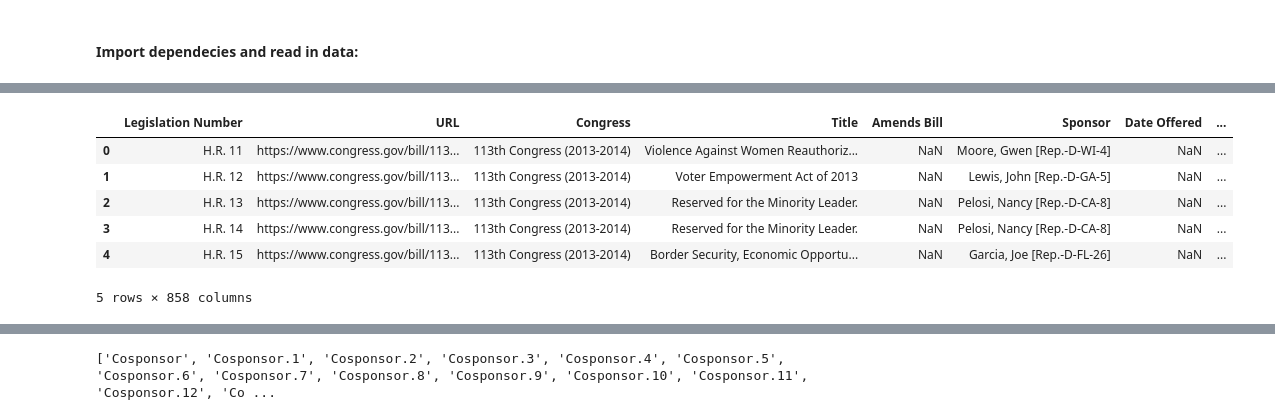
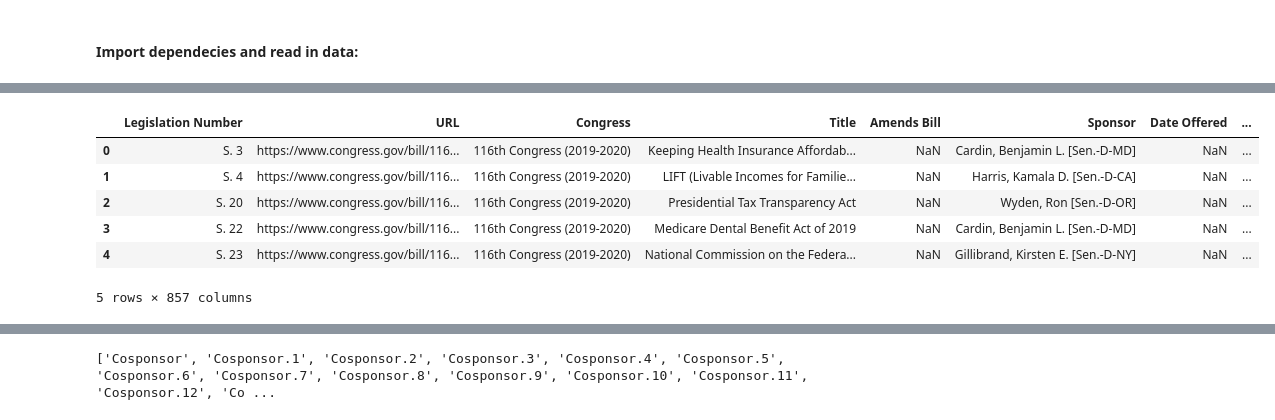
Before and after one commit to JJERANEK/Project-4, a Jupyter notebook: etl_ml_notebooks/etl_congress.ipynb, the cells around one changed output, grey strips where cells are left out. Cells and saved outputs as stored; diff of their text form; code cells hidden in the pictures.

Commit message:
Changed all_bills and etl nb

```diff
--- a/etl_ml_notebooks/etl_congress.ipynb
+++ b/etl_ml_notebooks/etl_congress.ipynb
@@ -10 +11,20 @@ import pandas as pd
 import numpy as np
+# %%
+# Read in all .csv files from congress.gov:
+# Get CSV files list from a folder
+path = "../Resources/all_bills_csvs"
+csv_files = glob.glob(path + "/*.csv")
+
+# Read each CSV file into DataFrame
+# This creates a list of dataframes
+df_list = (pd.read_csv(file) for file in csv_files)
+
+# Concatenate all DataFrames
+master_df = pd.concat(df_list, ignore_index=True)
+
+# Save full file to Resources:
+# master_df.to_csv('../Resources/all_bills.csv', index=False)
+
+
+# Check out df:
+master_df.head()
@@ -11,36 +39,38 @@ import numpy as np
 # %%
-# Read in master data from S3 bucket on AWS:
-# master_df = pd.read_csv('https://project-4-team7.s3.ca-central-1.amazonaws.com/c113_c118_master.csv', index_col=[0])
-master_df = pd.read_csv('../../Project-4-Out_of_git/Resources/c113_c118_master.csv', index_col=[0])
+# # Read in master data from S3 bucket on AWS:
+# # master_df = pd.read_csv('https://project-4-team7.s3.ca-central-1.amazonaws.com/c113_c118_master.csv', index_col=[0])
+# master_df = pd.read_csv('../../Project-4-Out_of_git/Resources/c113_c118_master.csv', index_col=[0])
+# all_bills from S3 bucket on AWS:
+# master_df = pd.read_csv('https://project-4-team7.s3.ca-central-1.amazonaws.com/all_bills.csv', index_col=[0])
 
-# Split data into raw df for the House and Senata data
+# # Split data into raw df for the House and Senata data
 df_house = master_df[master_df['Legislation Number'].str.contains("H.J|H.R.")==True]
 df_house.reset_index(drop=True)
 df_senate = master_df[master_df['Legislation Number'].str.contains("S.J|S.")==True]
 df_senate.reset_index(drop=True)
 
-# Select only the columns that will be needed:
+# # Select only the columns that will be needed:
 df_house = df_house[['Legislation Number', 'Congress', 'Title', 'Sponsor',
        'Date of Introduction', 'Number of Cosponsors', 'Committees',
-       'Latest Action', 'Latest Action Date', 'Latest Summary', 'Subject']]
+       'Latest Action', 'Latest Action Date', 'Subject']]
 df_senate = df_senate[['Legislation Number', 'Congress', 'Title', 'Sponsor',
        'Date of Introduction', 'Number of Cosponsors', 'Committees',
-       'Latest Action', 'Latest Action Date', 'Latest Summary', 'Subject']]
+       'Latest Action', 'Latest Action Date', 'Subject']]
 
-# Save raw house and senate files to .csv:
-# df_house.to_csv('../Resources/House_113_118.csv', index=False)
-# df_senate.to_csv('../Resources/Senate_113_118.csv', index=False)
-# Load all of these files to s3 bucket on AWS since they are too big for repo:
-# df_house = pd.read_csv('https://project-4-team7.s3.ca-central-1.amazonaws.com/House_113_118.csv', index_col=[0])
-# df_senate = pd.read_csv('https://project-4-team7.s3.ca-central-1.amazonaws.com/Senate_113_118.csv', index_col=[0])
+# # Save raw house and senate files to .csv:
+# df_house.to_csv('../Resources/house_all.csv', index=False)
+# df_senate.to_csv('../Resources/senate_all.csv', index=False)
+# # Load all of these files to s3 bucket on AWS since they are too big for repo:
+# # df_house = pd.read_csv('https://project-4-team7.s3.ca-central-1.amazonaws.com/House_113_118.csv', index_col=[0])
+# # df_senate = pd.read_csv('https://project-4-team7.s3.ca-central-1.amazonaws.com/Senate_113_118.csv', index_col=[0])
 
-# Check master df:
+# # Check master df:
 master_df.head()
 # %% [output]
 |  | Legislation Number | URL | Congress | Title | Amends Bill | Sponsor | Date Offered | ... |
-| 0 | H.R. 11 | https://www.congress.gov/bill/113... | 113th Congress (2013-2014) | Violence Against Women Reauthoriz... | NaN | Moore, Gwen [Rep.-D-WI-4] | NaN | ... |
-| 1 | H.R. 12 | https://www.congress.gov/bill/113... | 113th Congress (2013-2014) | Voter Empowerment Act of 2013 | NaN | Lewis, John [Rep.-D-GA-5] | NaN | ... |
-| 2 | H.R. 13 | https://www.congress.gov/bill/113... | 113th Congress (2013-2014) | Reserved for the Minority Leader. | NaN | Pelosi, Nancy [Rep.-D-CA-8] | NaN | ... |
-| 3 | H.R. 14 | https://www.congress.gov/bill/113... | 113th Congress (2013-2014) | Reserved for the Minority Leader. | NaN | Pelosi, Nancy [Rep.-D-CA-8] | NaN | ... |
-| 4 | H.R. 15 | https://www.congress.gov/bill/113... | 113th Congress (2013-2014) | Border Security, Economic Opportu... | NaN | Garcia, Joe [Rep.-D-FL-26] | NaN | ... |
+| 0 | S. 3 | https://www.congress.gov/bill/116... | 116th Congress (2019-2020) | Keeping Health Insurance Affordab... | NaN | Cardin, Benjamin L. [Sen.-D-MD] | NaN | ... |
+| 1 | S. 4 | https://www.congress.gov/bill/116... | 116th Congress (2019-2020) | LIFT (Livable Incomes for Familie... | NaN | Harris, Kamala D. [Sen.-D-CA] | NaN | ... |
+| 2 | S. 20 | https://www.congress.gov/bill/116... | 116th Congress (2019-2020) | Presidential Tax Transparency Act | NaN | Wyden, Ron [Sen.-D-OR] | NaN | ... |
+| 3 | S. 22 | https://www.congress.gov/bill/116... | 116th Congress (2019-2020) | Medicare Dental Benefit Act of 2019 | NaN | Cardin, Benjamin L. [Sen.-D-MD] | NaN | ... |
+| 4 | S. 23 | https://www.congress.gov/bill/116... | 116th Congress (2019-2020) | National Commission on the Federa... | NaN | Gillibrand, Kirsten E. [Sen.-D-NY] | NaN | ... |
-5 rows × 858 columns
+5 rows × 857 columns
```
Also changed, not shown: parts of 28 cells of this notebook, 25 other files.
